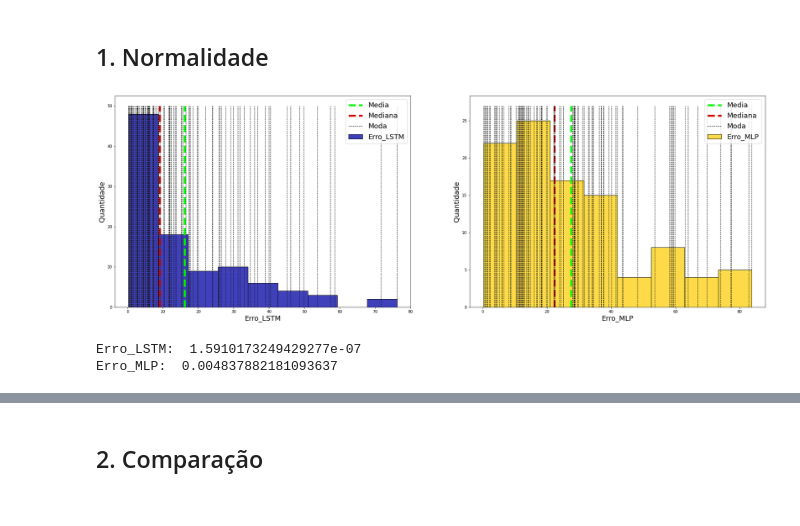
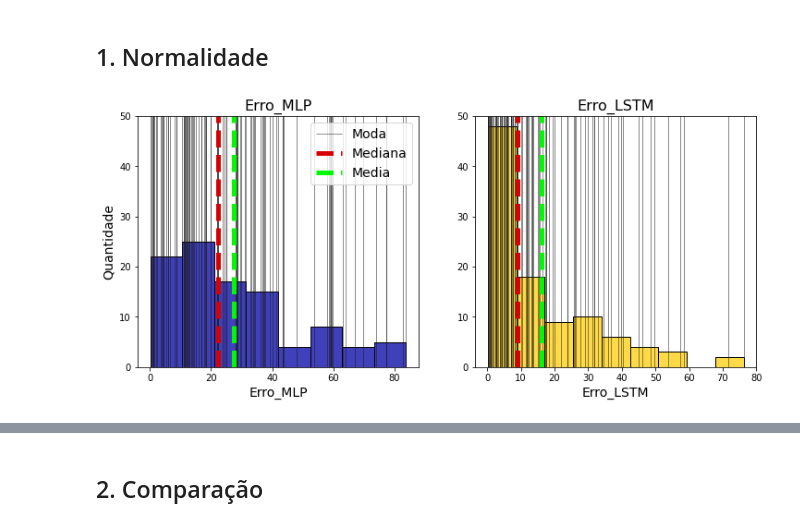
Before and after one commit to lucas-fpaiva/estatistica_pes, a Jupyter notebook: test-lstm-vs-pmc.ipynb, the cells around one changed output, grey strips where cells are left out. Cells and saved outputs as stored; diff of their text form; code cells hidden in the pictures.

Commit message:
Kaggle Notebook | test_lstm_vs_pmc | Version 6

```diff
--- a/test-lstm-vs-pmc.ipynb
+++ b/test-lstm-vs-pmc.ipynb
@@ -76,19 +78,25 @@ data.head()
 ## 1. Normalidade
 # %%
 def plot_hist(data, cols, color_hist, max_hist=[30,30]):
-    fig, axes = plt.subplots(1, 2,figsize=(15*len(cols),10))
+    fig, axes = plt.subplots(1, 2,figsize=(6*len(cols),5))
 
     n=0
     for col in cols:
 
         sns.histplot(data, x=col,color=color_hist[n],ax=axes[n])
-        axes[n].vlines(data.mean()[col], 0, max_hist[n], colors=colors[3],linestyles='dashed', linewidth=5)#  'dashed', 'dashdot', 'dotted'
-        axes[n].vlines(data.median()[col], 0, max_hist[n], colors=colors[4],linestyles='dashed', linewidth=5)
-        axes[n].vlines(data.mode()[col], 0,max_hist[n], colors=colors[6],linestyles='dashed', linewidth=1)
+        axes[n].vlines(data.mode()[col], 0,max(max_hist), colors=colors[6], linewidth=.5)
+        axes[n].vlines(data.median()[col], 0, max(max_hist), colors=colors[4],linestyles='dashed', linewidth=5)
+        axes[n].vlines(data.mean()[col], 0, max(max_hist), colors=colors[3],linestyles='dashed', linewidth=5)#  'dashed', 'dashdot', 'dotted'
 
-        axes[n].set_xlabel(col,fontsize=18)
-        axes[n].set_ylabel('Quantidade',fontsize=18)
+        axes[n].set_xlabel(col,fontsize=14)
+        axes[n].set_title(col,fontsize=16)
+        if n==0:
+            axes[n].set_ylabel('Quantidade',fontsize=14)
+            axes[n].legend(['Moda',"Mediana","Media"],fontsize=14)
 
-        axes[n].legend(["Media","Mediana",'Moda',col],fontsize=18)
+        else:
+            axes[n].set_ylabel(' ',fontsize=1)
+
+        axes[n].set_ylim(0,max(max_hist))
 
         n=n+1
@@ -95,13 +125,4 @@ def plot_hist(data, cols, color_hist, max_hist=[30,30]):
 # %%
-plot_hist(data, cols=['Erro_LSTM','Erro_MLP'],color_hist=[colors[1],colors[-2]],max_hist=[50,27])
+plot_hist(data, cols=['Erro_MLP', 'Erro_LSTM'],color_hist=[colors[1],colors[-2]],max_hist=[50,27])
 # %% [output]
-[figure, old version]
+[figure, new version]
-# %%
-k2, p = stats.normaltest(data['Erro_LSTM'].values)
-print("Erro_LSTM: ", p)
-
-k2, p = stats.normaltest(data['Erro_MLP'].values)
-print("Erro_MLP: ", p)
-# %% [output]
-Erro_LSTM:  1.5910173249429277e-07
-Erro_MLP:  0.004837882181093637
```
Also changed, not shown: parts of 24 cells of this notebook.
